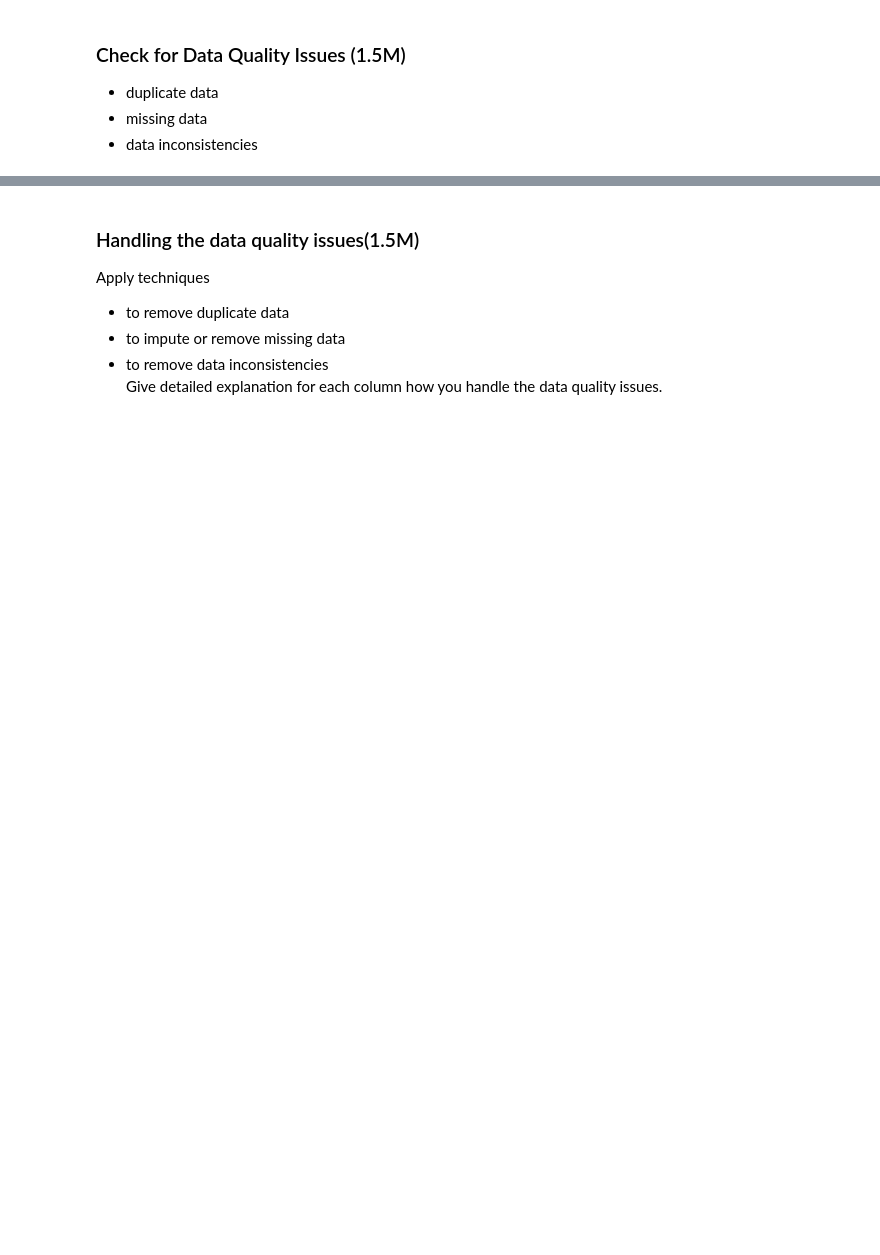
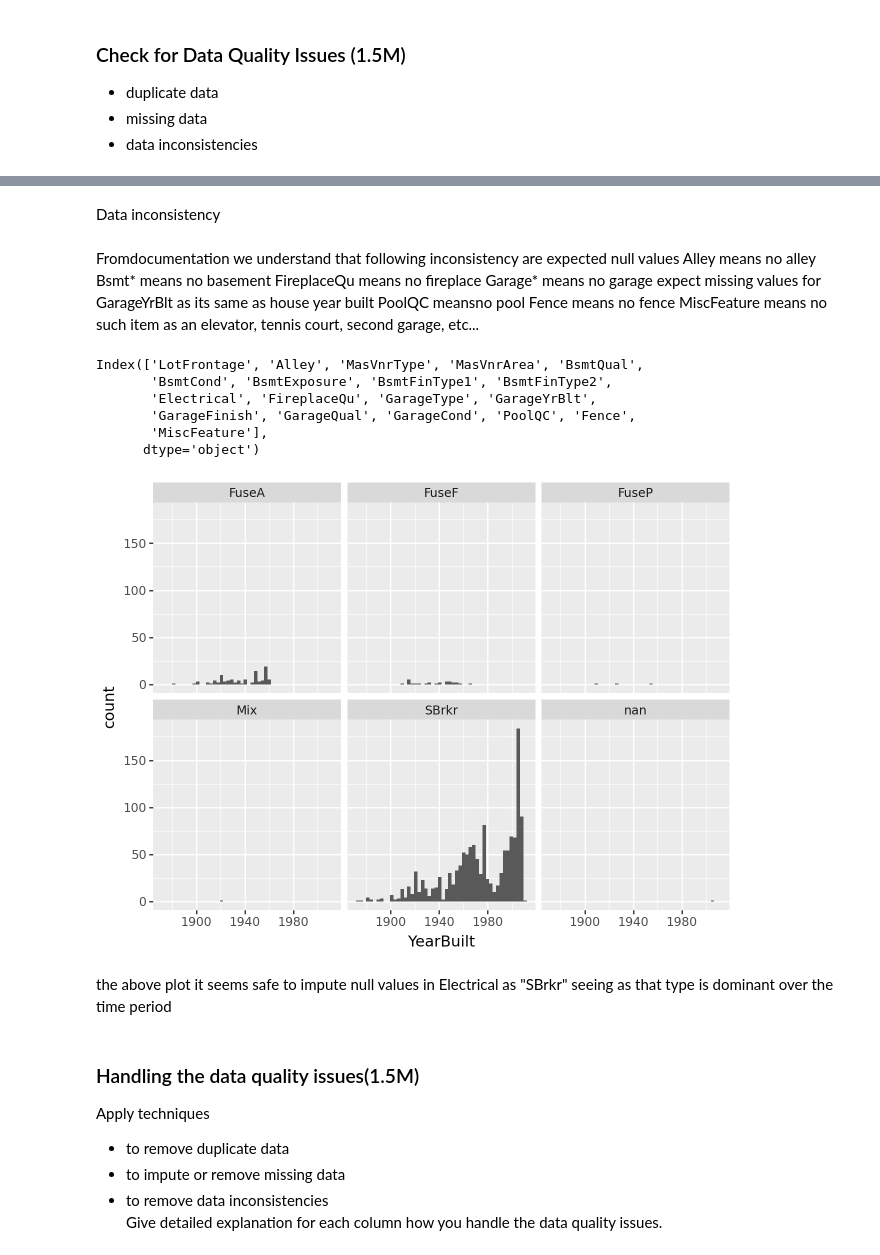
Before and after one commit to preethibosco/AIML, a Jupyter notebook: Feature engineering/FE_END-to END PROJECT.ipynb, the cells around one changed output, grey strips where cells are left out. Saved outputs shown, nothing was run; the diff lists cells and outputs as text; code cells hidden in the pictures; blank space fills up the shorter version.

```diff
--- a/Feature engineering/FE_END-to END PROJECT.ipynb
+++ b/Feature engineering/FE_END-to END PROJECT.ipynb
@@ -160,3 +145,5 @@ Name: SalePrice, dtype: float64
+# %%
+Housing_df1 = Housing_df1.drop('Id', axis=1)
 # %% [markdown]
 Display the columns and their respective data types.
 # %%
@@ -221,3 +339,34 @@ The data further needs to be visualized to find the distribution and get more in
+# %% [markdown]
+Data inconsistency
+# %% [markdown]
+Fromdocumentation we understand that following inconsistency are expected null values
+Alley means no alley
+Bsmt* means no basement
+FireplaceQu means no fireplace
+Garage* means no garage
+expect missing values for GarageYrBlt as its same as house year built
+PoolQC meansno pool
+Fence means no fence
+MiscFeature means no such item as an elevator, tennis court, second garage, etc...
+# %%
+print (missing_info[missing_info['Missing Values'] > 0].index)
+# %% [output]
+Index(['LotFrontage', 'Alley', 'MasVnrType', 'MasVnrArea', 'BsmtQual',
+       'BsmtCond', 'BsmtExposure', 'BsmtFinType1', 'BsmtFinType2',
+       'Electrical', 'FireplaceQu', 'GarageType', 'GarageYrBlt',
+       'GarageFinish', 'GarageQual', 'GarageCond', 'PoolQC', 'Fence',
+       'MiscFeature'],
+      dtype='object')
+# %%
+from plotnine import ggplot, aes, geom_line,geom_histogram,facet_wrap
+( ggplot(Housing_df1, aes("YearBuilt"))
+   + geom_histogram(bins = 50)
+   + facet_wrap("Electrical")
+)
+# %% [output]
+[figure, added]
+# %% [markdown]
+ the above plot it seems safe to impute null values in Electrical as "SBrkr" seeing as that type is dominant over the time period
 # %% [markdown]
 ### Handling the data quality issues(1.5M)
 Apply techniques
```
Also changed, not shown: parts of 40 cells of this notebook, 1 other file.
